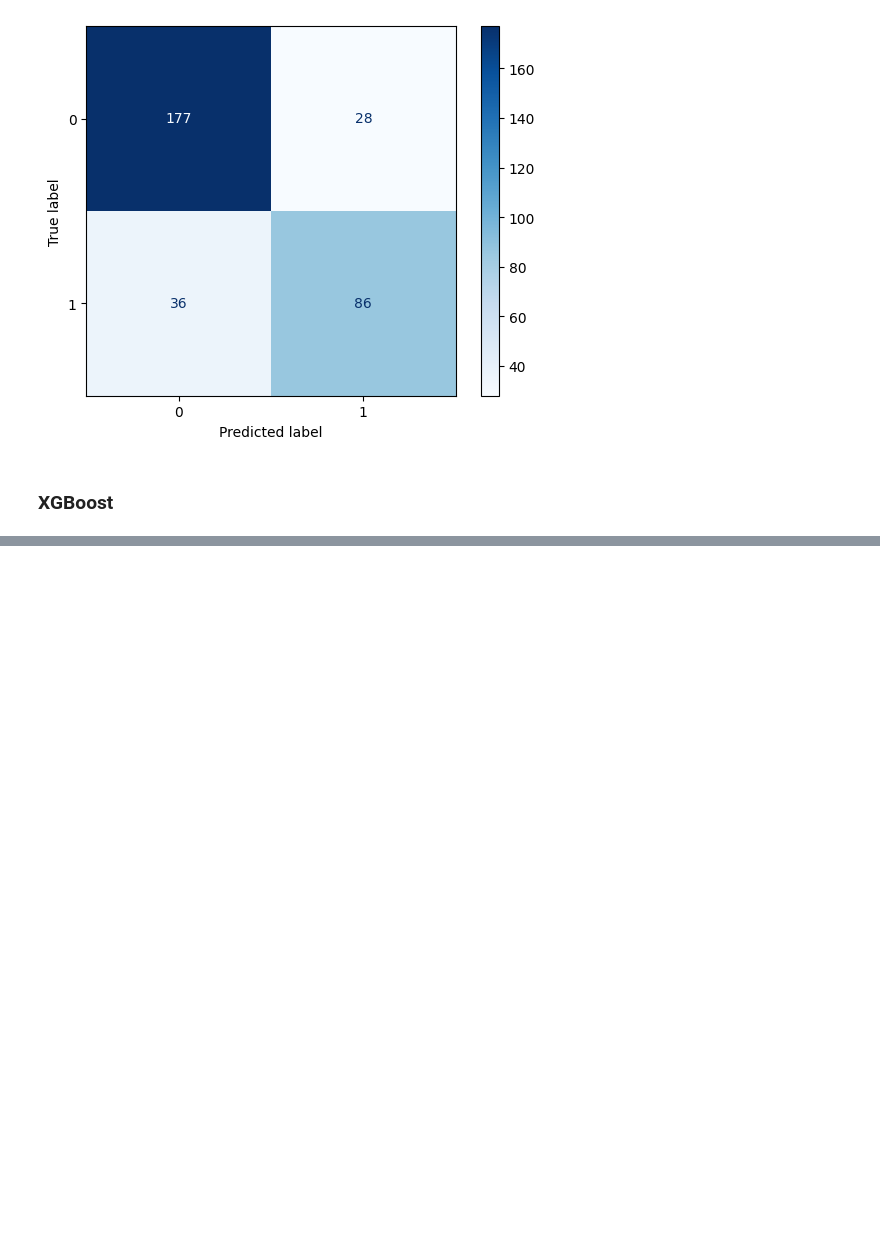
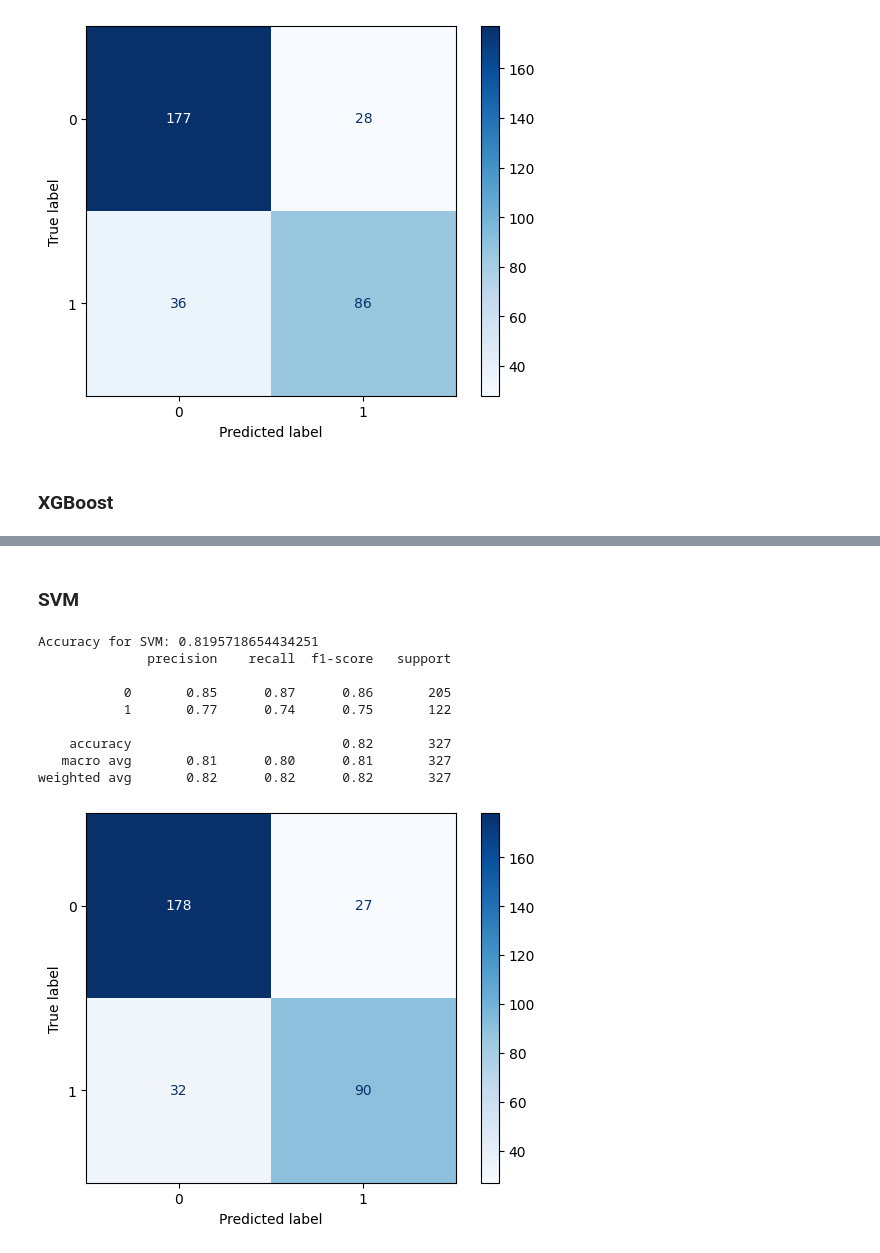
Before and after one commit to GoncaloPinto03/IA-FEUP, a Jupyter notebook: proj2/src/main.ipynb, the cells around one changed output, grey strips where cells are left out. Saved outputs shown, nothing was run; the diff lists cells and outputs as text; code cells hidden in the pictures; blank space fills up the shorter version.

```diff
--- a/proj2/src/main.ipynb
+++ b/proj2/src/main.ipynb
@@ -462,2 +466,31 @@ Fitting 5 folds for each of 1728 candidates, totalling 8640 fits
 [CV] END colsample_bytree=0.8, gamma=0, learning_rate=0
 [figure]
+# %% [markdown]
+### SVM
+# %%
+from sklearn.svm import SVC
+
+# Initialize and train the SVM model
+svm_model = SVC(kernel='linear', random_state=1)
+svm_model.fit(X_train_smote, y_train_smote)
+
+# Evaluate the model
+y_pred_svm = svm_model.predict(X_test)
+print("Accuracy for SVM:", accuracy_score(y_test, y_pred_svm))
+print(classification_report(y_test, y_pred_svm))
+
+# Confusion matrix
+cm_svm = confusion_matrix(y_test, y_pred_svm)
+ConfusionMatrixDisplay(cm_svm).plot(cmap='Blues')
+plt.show()
+# %% [output]
+Accuracy for SVM: 0.8195718654434251
+              precision    recall  f1-score   support
+
+           0       0.85      0.87      0.86       205
+           1       0.77      0.74      0.75       122
+
+    accuracy                           0.82       327
+   macro avg       0.81      0.80      0.81       327
+weighted avg       0.82      0.82      0.82       327
+[figure, added]
```
Also changed, not shown: parts of 9 cells of this notebook, 1 other file.
